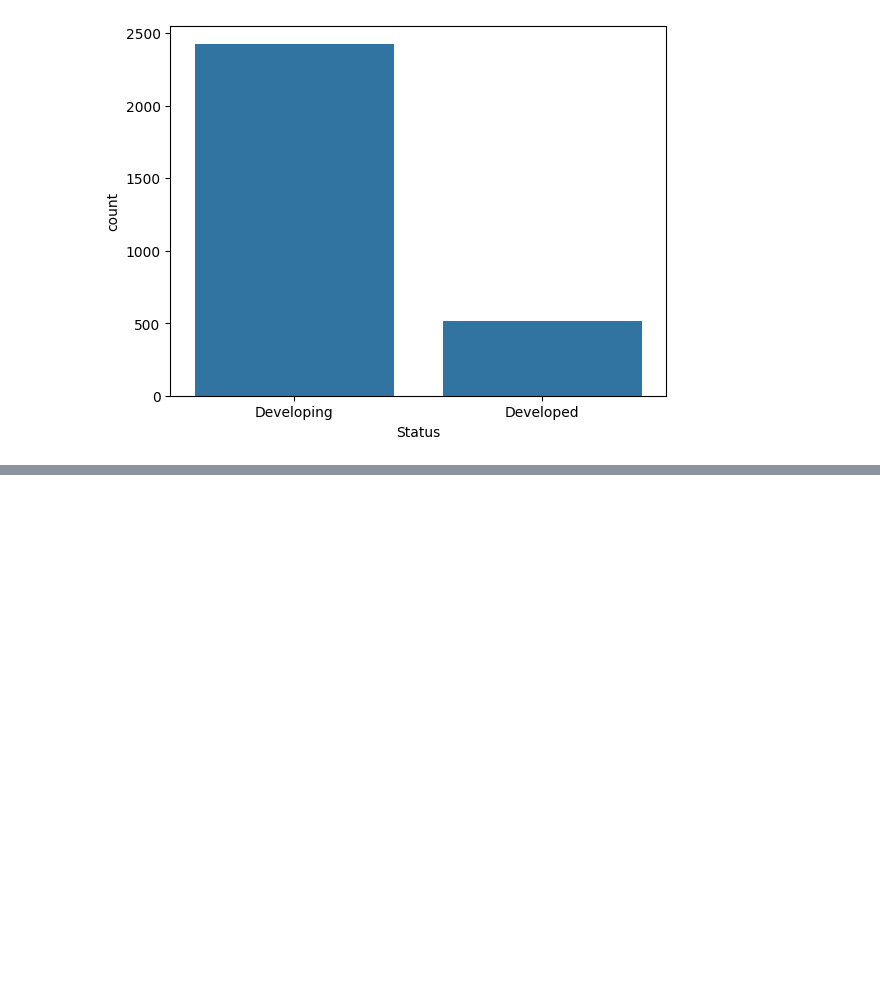
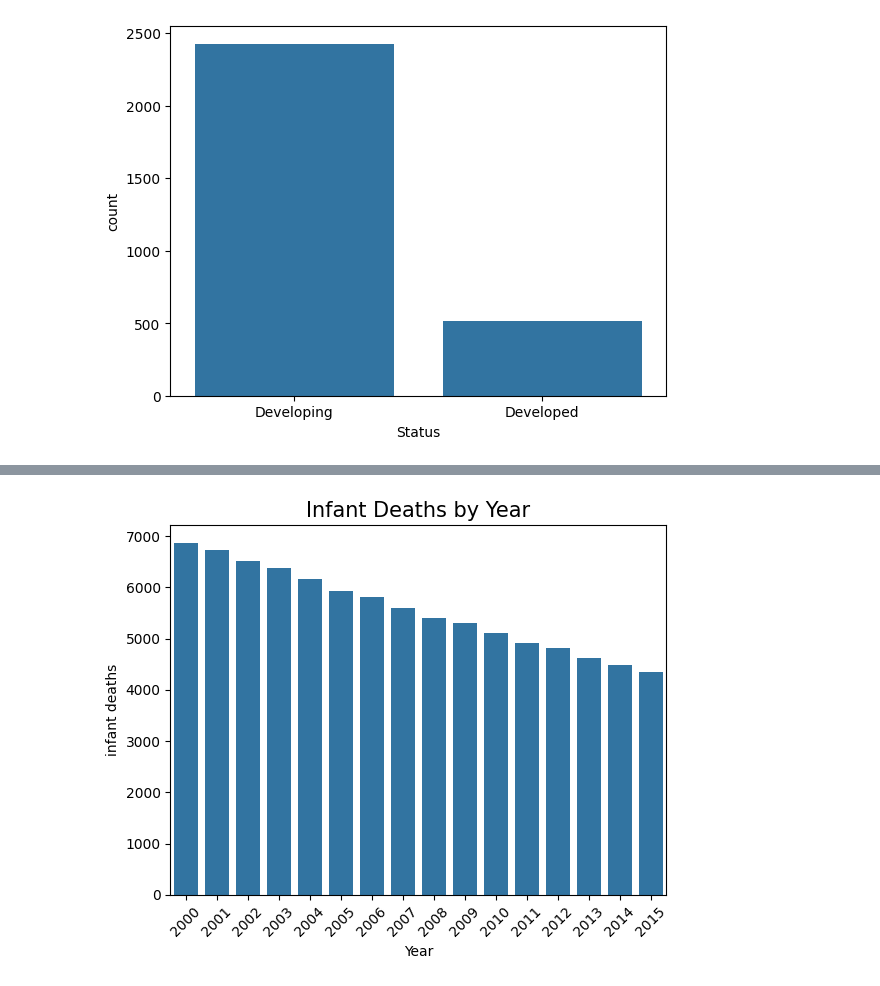
Before and after one commit to itsmeankeet/MachineLearning, a Jupyter notebook: day3/data_analysis/life_excpect/lifeexcept.ipynb, the cells around one changed output, grey strips where cells are left out. Cells and saved outputs as stored; diff of their text form; code cells hidden in the pictures; blank space fills up the shorter version.

```diff
--- a/day3/data_analysis/life_excpect/lifeexcept.ipynb
+++ b/day3/data_analysis/life_excpect/lifeexcept.ipynb
@@ -328,0 +369,3 @@ plt.show()
+# %%
+# sum of infant death by year
+i_death_peryear = df.groupby('Year')['infant deaths'].sum().reset_index()
@@ -328,0 +392,7 @@ plt.show()
+# %%
+sns.barplot(data = i_death_peryear, x = 'Year', y = 'infant deaths')
+plt.xticks(rotation=45)
+plt.title('Infant Deaths by Year',fontsize=15)
+plt.show()
+# %% [output]
+[figure, added]
```
Also changed, not shown: parts of 98 cells of this notebook, 2 other files.
